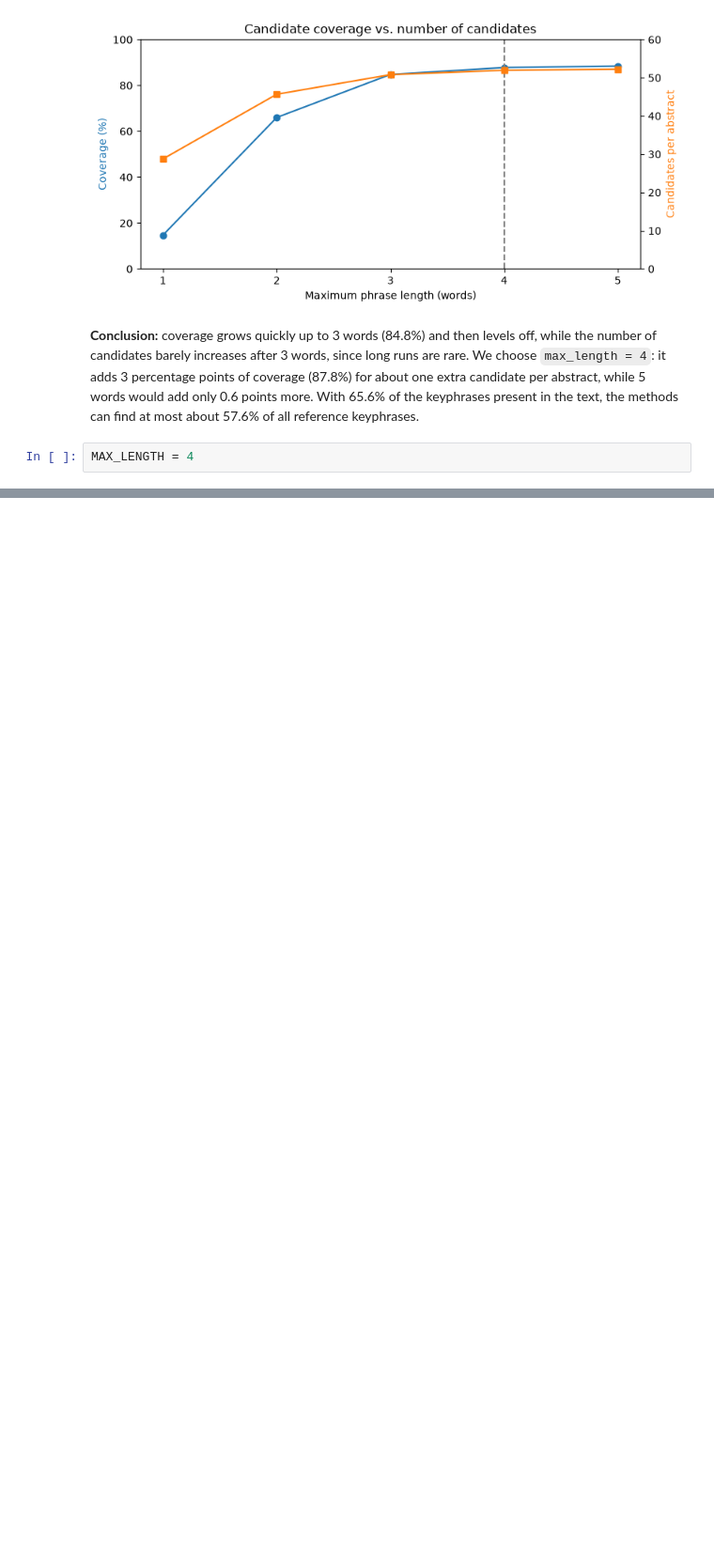
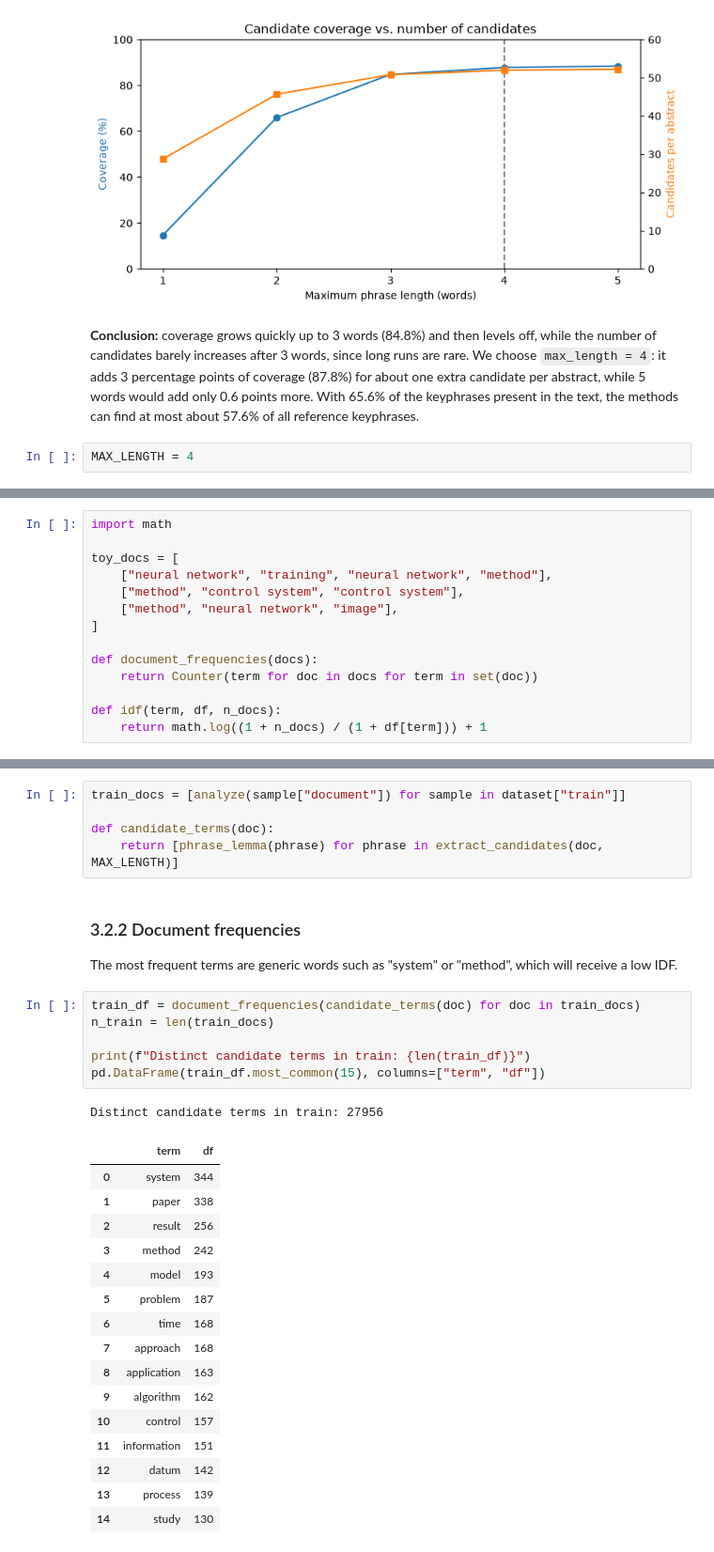
Before and after one commit to FicaBogdan15/keyword-extractor, a Jupyter notebook: keyword_extractor.ipynb, the cells around one changed output, grey strips where cells are left out. Shown at 94% size. Cells and saved outputs as stored; diff of their text form; blank space fills up the shorter version.

Commit message:
Stage 3: TF-IDF extraction

```diff
--- a/keyword_extractor.ipynb
+++ b/keyword_extractor.ipynb
@@ -660,0 +689,14 @@ MAX_LENGTH = 4
+# %%
+import math
+
+toy_docs = [
+    ["neural network", "training", "neural network", "method"],
+    ["method", "control system", "control system"],
+    ["method", "neural network", "image"],
+]
+
+def document_frequencies(docs):
+    return Counter(term for doc in docs for term in set(doc))
+
+def idf(term, df, n_docs):
+    return math.log((1 + n_docs) / (1 + df[term])) + 1
@@ -660,0 +737,34 @@ MAX_LENGTH = 4
+# %%
+train_docs = [analyze(sample["document"]) for sample in dataset["train"]]
+
+def candidate_terms(doc):
+    return [phrase_lemma(phrase) for phrase in extract_candidates(doc, MAX_LENGTH)]
+# %% [markdown]
+### 3.2.2 Document frequencies
+
+The most frequent terms are generic words such as "system" or "method",
+which will receive a low IDF.
+# %%
+train_df = document_frequencies(candidate_terms(doc) for doc in train_docs)
+n_train = len(train_docs)
+
+print(f"Distinct candidate terms in train: {len(train_df)}")
+pd.DataFrame(train_df.most_common(15), columns=["term", "df"])
+# %% [output]
+Distinct candidate terms in train: 27956
+|  | term | df |
+| 0 | system | 344 |
+| 1 | paper | 338 |
+| 2 | result | 256 |
+| 3 | method | 242 |
+| 4 | model | 193 |
+| 5 | problem | 187 |
+| 6 | time | 168 |
+| 7 | approach | 168 |
+| 8 | application | 163 |
+| 9 | algorithm | 162 |
+| 10 | control | 157 |
+| 11 | information | 151 |
+| 12 | datum | 142 |
+| 13 | process | 139 |
+| 14 | study | 130 |
```
Also changed, not shown: parts of 32 cells of this notebook.
